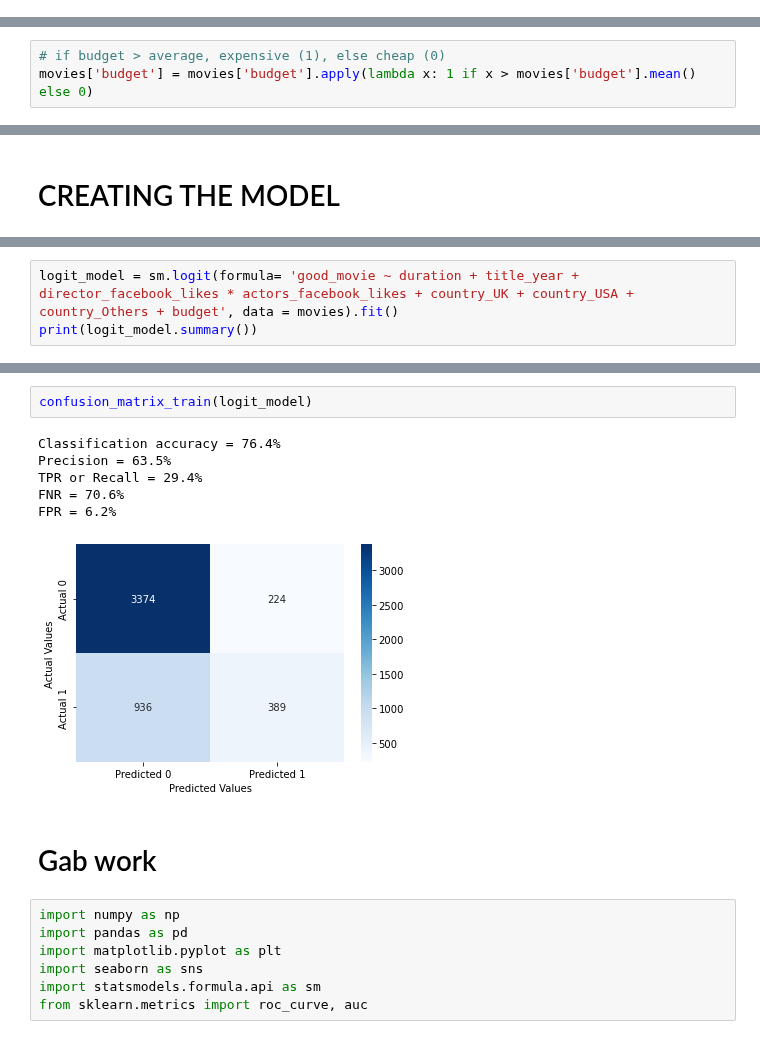
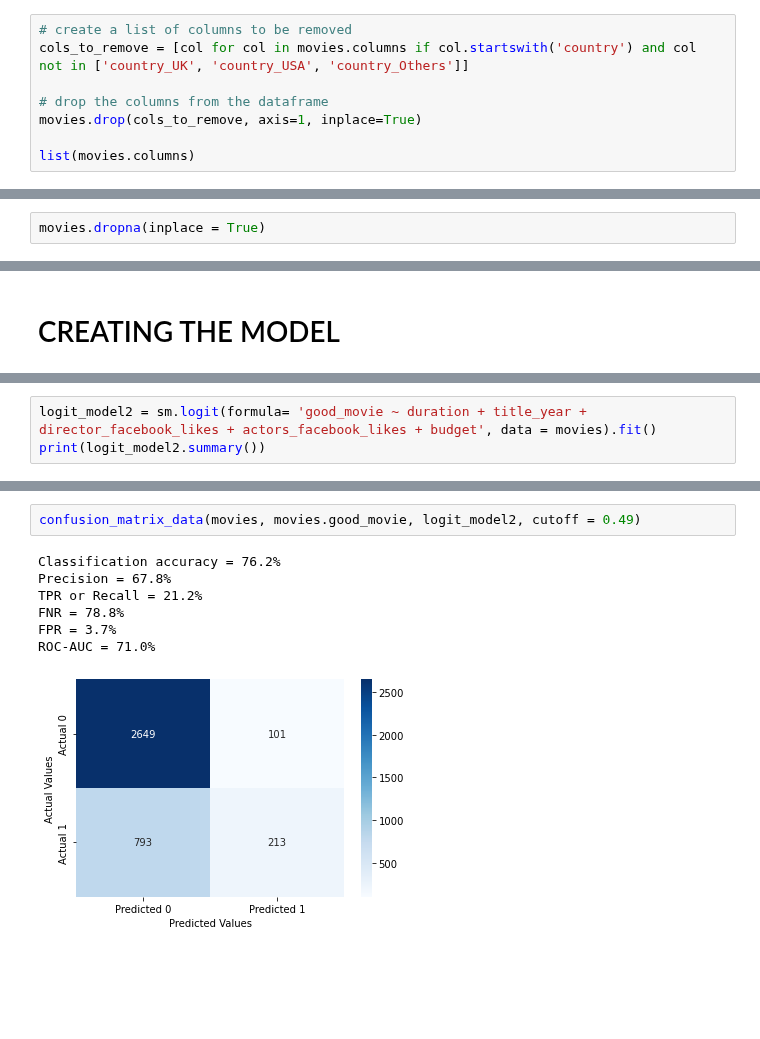
Before and after one commit to kennyeon/Too-Pullz-Project, a Jupyter notebook: classification_project.ipynb, the cells around one changed output, grey strips where cells are left out. Cells and saved outputs as stored; diff of their text form; blank space fills up the shorter version.

Commit message:
Added third model
Optimized for fpr and precision with interactions.

```diff
--- a/classification_project.ipynb
+++ b/classification_project.ipynb
@@ -139,3 +140,11 @@ movies = pd.concat([movies, dummies], axis=1)
 
 # Drop the original 'country' column
 movies.drop('country', axis=1, inplace=True)
+# %%
+# create a list of columns to be removed
+cols_to_remove = [col for col in movies.columns if col.startswith('country') and col not in ['country_UK', 'country_USA', 'country_Others']]
+
+# drop the columns from the dataframe
+movies.drop(cols_to_remove, axis=1, inplace=True)
+
+list(movies.columns)
@@ -167,6 +190,5 @@ MAX: 12215500000.0 , MIN: 218.0 , AVG: 39752620.436387606
 # %%
-# if budget > average, expensive (1), else cheap (0)
-movies['budget'] = movies['budget'].apply(lambda x: 1 if x > movies['budget'].mean() else 0)
+movies.dropna(inplace = True)
 # %% [markdown]
 ## Check correlation
 # %%
@@ -189,5 +280,5 @@ Length: 84, dtype: float64
 # %%
-logit_model = sm.logit(formula= 'good_movie ~ duration + title_year + director_facebook_likes * actors_facebook_likes + country_UK + country_USA + country_Others + budget', data = movies).fit()
-print(logit_model.summary())
+logit_model2 = sm.logit(formula= 'good_movie ~ duration + title_year + director_facebook_likes + actors_facebook_likes + budget', data = movies).fit()
+print(logit_model2.summary())
 # %% [output]
 Optimization terminated successfully.
@@ -232,18 +301,10 @@ def confusion_matrix_train(model,cutoff=0.46):
 # %%
-confusion_matrix_train(logit_model)
+confusion_matrix_data(movies, movies.good_movie, logit_model2, cutoff = 0.49)
 # %% [output]
-Classification accuracy = 76.4%
-Precision = 63.5%
-TPR or Recall = 29.4%
-FNR = 70.6%
-FPR = 6.2%
+Classification accuracy = 76.2%
+Precision = 67.8%
+TPR or Recall = 21.2%
+FNR = 78.8%
+FPR = 3.7%
+ROC-AUC = 71.0%
-[figure, old version]
+[figure, new version]
-# %% [markdown]
-# Gab work
-# %%
-import numpy as np
-import pandas as pd
-import matplotlib.pyplot as plt
-import seaborn as sns
-import statsmodels.formula.api as sm
-from sklearn.metrics import roc_curve, auc
```
Also changed, not shown: parts of 20 cells of this notebook.
